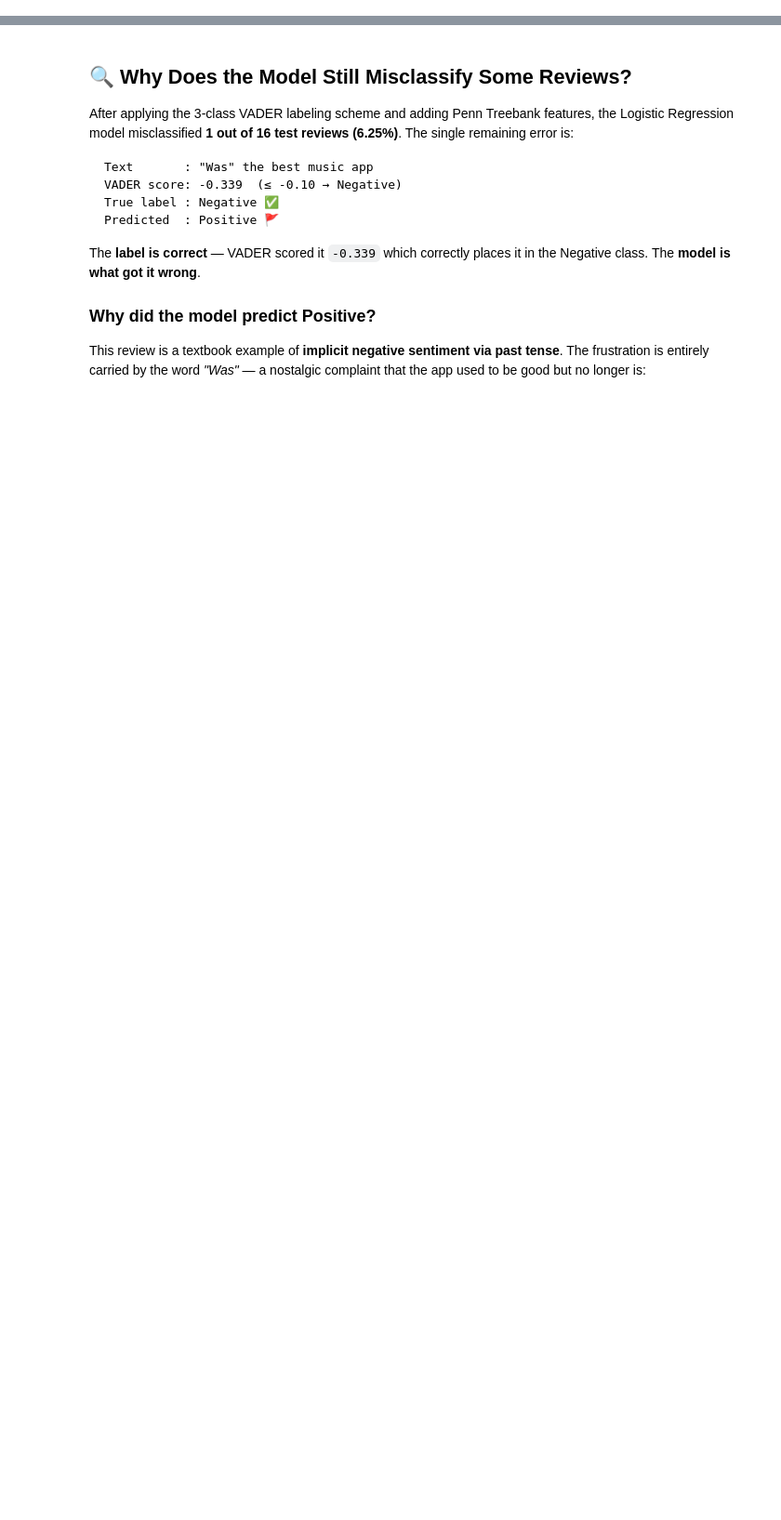
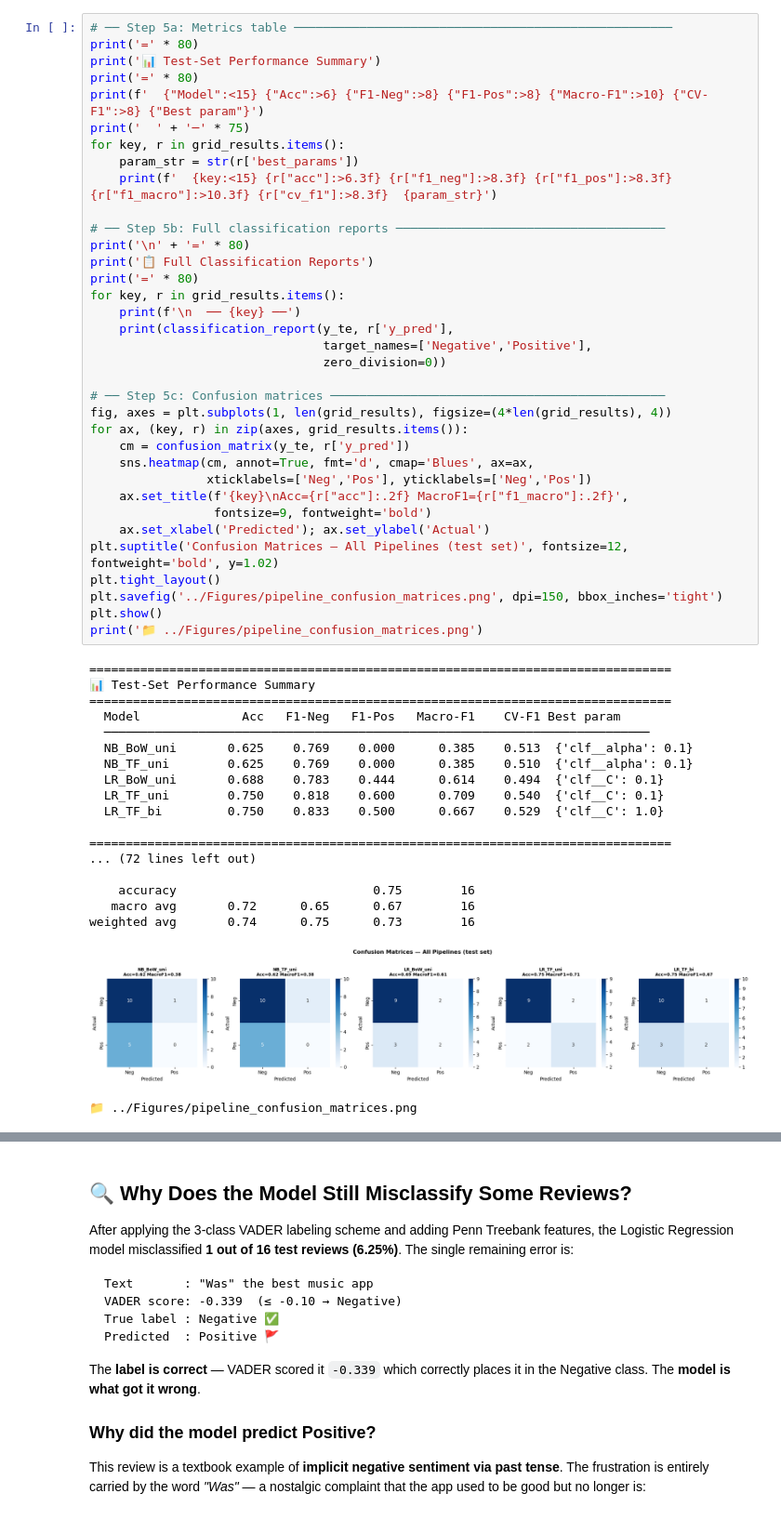
Before and after one commit to Jannik-m12/sentiment_analysis_spofify_reviews, a Jupyter notebook: Notebooks/03_Baseline_Modeling.ipynb, the cells around one changed output, grey strips where cells are left out. Shown at 93% size. Drawn from its saved outputs; the diff is of its cells as text; blank space fills up the shorter version.

```diff
--- a/Notebooks/03_Baseline_Modeling.ipynb
+++ b/Notebooks/03_Baseline_Modeling.ipynb
@@ -731,0 +602,55 @@ weighted avg       0.95      0.94      0.94        16
+# %%
+# ── Step 5a: Metrics table ────────────────────────────────────────────────────
+print('=' * 80)
+print('📊 Test-Set Performance Summary')
+print('=' * 80)
+print(f'  {"Model":<15} {"Acc":>6} {"F1-Neg":>8} {"F1-Pos":>8} {"Macro-F1":>10} {"CV-F1":>8} {"Best param"}')
+print('  ' + '─' * 75)
+for key, r in grid_results.items():
+    param_str = str(r['best_params'])
+    print(f'  {key:<15} {r["acc"]:>6.3f} {r["f1_neg"]:>8.3f} {r["f1_pos"]:>8.3f} {r["f1_macro"]:>10.3f} {r["cv_f1"]:>8.3f}  {param_str}')
+
+# ── Step 5b: Full classification reports ─────────────────────────────────────
+print('\n' + '=' * 80)
+print('📋 Full Classification Reports')
+print('=' * 80)
+for key, r in grid_results.items():
+    print(f'\n  ── {key} ──')
+    print(classification_report(y_te, r['y_pred'],
+                                target_names=['Negative','Positive'],
+                                zero_division=0))
+
+# ── Step 5c: Confusion matrices ──────────────────────────────────────────────
+fig, axes = plt.subplots(1, len(grid_results), figsize=(4*len(grid_results), 4))
+for ax, (key, r) in zip(axes, grid_results.items()):
+    cm = confusion_matrix(y_te, r['y_pred'])
+    sns.heatmap(cm, annot=True, fmt='d', cmap='Blues', ax=ax,
+                xticklabels=['Neg','Pos'], yticklabels=['Neg','Pos'])
+    ax.set_title(f'{key}\nAcc={r["acc"]:.2f} MacroF1={r["f1_macro"]:.2f}',
+                 fontsize=9, fontweight='bold')
+    ax.set_xlabel('Predicted'); ax.set_ylabel('Actual')
+plt.suptitle('Confusion Matrices — All Pipelines (test set)', fontsize=12, fontweight='bold', y=1.02)
+plt.tight_layout()
+plt.savefig('../Figures/pipeline_confusion_matrices.png', dpi=150, bbox_inches='tight')
+plt.show()
+print('📁 ../Figures/pipeline_confusion_matrices.png')
+# %% [output]
+================================================================================
+📊 Test-Set Performance Summary
+================================================================================
+  Model              Acc   F1-Neg   F1-Pos   Macro-F1    CV-F1 Best param
+  ───────────────────────────────────────────────────────────────────────────
+  NB_BoW_uni       0.625    0.769    0.000      0.385    0.513  {'clf__alpha': 0.1}
+  NB_TF_uni        0.625    0.769    0.000      0.385    0.510  {'clf__alpha': 0.1}
+  LR_BoW_uni       0.688    0.783    0.444      0.614    0.494  {'clf__C': 0.1}
+  LR_TF_uni        0.750    0.818    0.600      0.709    0.540  {'clf__C': 0.1}
+  LR_TF_bi         0.750    0.833    0.500      0.667    0.529  {'clf__C': 1.0}
+
+================================================================================
+... (72 lines left out)
+
+    accuracy                           0.75        16
+   macro avg       0.72      0.65      0.67        16
+weighted avg       0.74      0.75      0.73        16
+[figure, added]
+📁 ../Figures/pipeline_confusion_matrices.png
```
Also changed, not shown: parts of 31 cells of this notebook, 10 other files.
